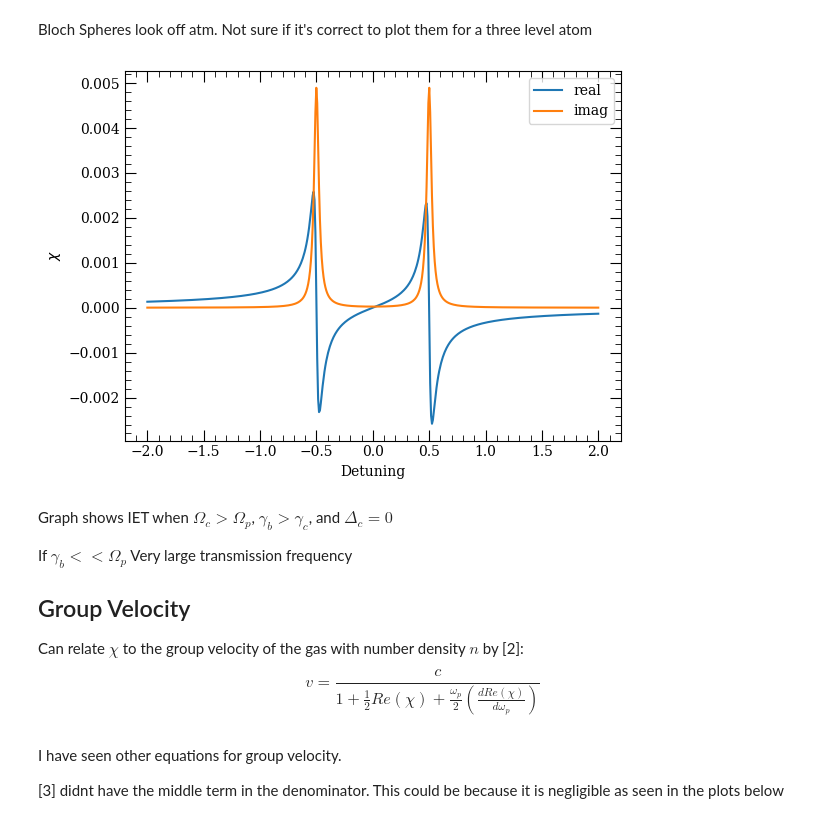
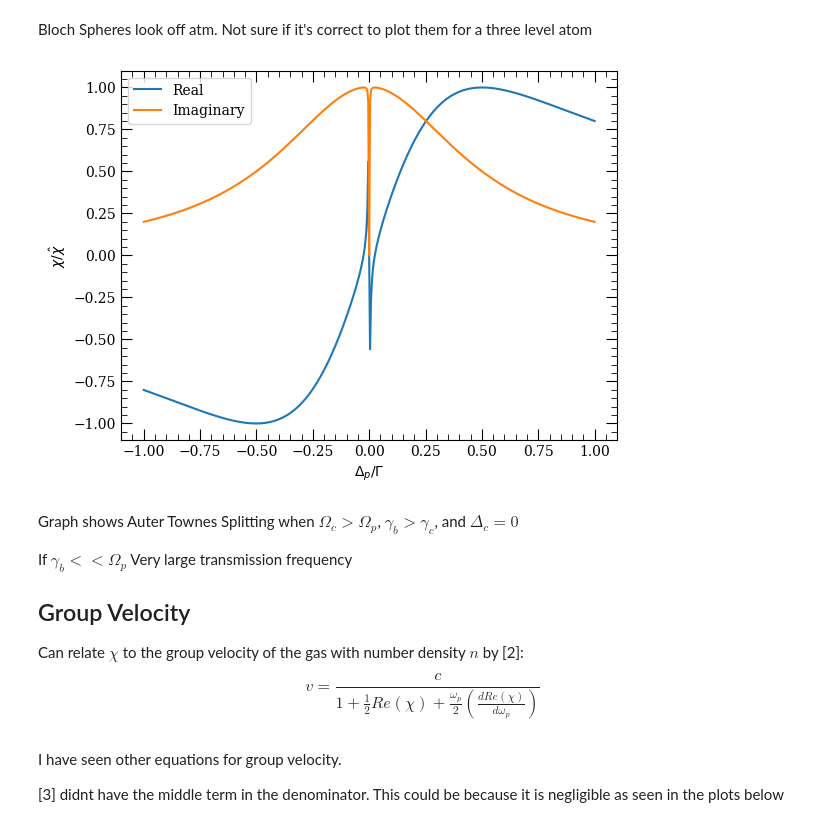
Before and after one commit to asaunders-uob/Rydberg, a Jupyter notebook: PyCode/Three Level System.ipynb, the cells around one changed output. Saved outputs shown, nothing was run; the diff lists cells and outputs as text; code cells hidden in the pictures.

```diff
--- a/PyCode/Three Level System.ipynb
+++ b/PyCode/Three Level System.ipynb
@@ -14,12 +14,13 @@ from arc import *
 
 %matplotlib inline
 # %%
-rabi_probe = 0.001
-rabi_couple = 1
+rabi_probe = 1E-4
+rabi_couple = 0.05
 detune_probe = 0
 detune_couple = 0
-gamma_b = 0.05
-gamma_c = 0.001
+gamma_b = 1
+gamma_c = 0
+save = False
 
 atom = Rubidium(preferQuantumDefects =False)
 level = atom.getEnergy(atom.groundStateN,1,0.5)-atom.getEnergy(atom.groundStateN,0,0.5)
@@ -143,41 +144,46 @@ b.fig
 # %% [markdown]
 Bloch Spheres look off atm. Not sure if it's correct to plot them for a three level atom
 # %%
-detuning_eg = np.linspace(-2,2,500)
+detuning_eg = np.linspace(-1,1,501)
 psi0 = (basis(3,0)*2+basis(3, 1)).unit()
-c_ops = [np.sqrt(gamma_b)*(qutip.three_level_atom.three_level_ops()[3].dag()),np.sqrt(gamma_c)*qutip.three_level_atom.three_level_ops()[4].dag()]
+c_ops = [np.sqrt(gamma_b)*(qutip.three_level_atom.three_level_ops()[3]),np.sqrt(gamma_c)*qutip.three_level_atom.three_level_ops()[4]]
 e_ops = [np.sqrt(2)*jmat(1,'x'),np.sqrt(2)*jmat(1,'y'),2*jmat(1,'z')-1]
 real = []
 imag=[]
 
 for detune in detuning_eg:
     H = 0.5*Qobj(np.array([[0,rabi_probe,0],[rabi_probe,-2*detune,rabi_couple],[0,rabi_couple,-2*(detune-detune_couple)]]))
+    # H2 = 0.5*Qobj(np.array([[0,rabi_probe,0],[rabi_probe,-2*detune,1E-6],[0,1E-6,-2*(detune-detune_couple)]]))
     result = steadystate(H, c_ops)
-    real.append(result[1,0].real)
-    imag.append(result[1,0].imag)
-    # plt.scatter(detune,(result[1,0]).real, color = 'r', marker = '.')
-    # plt.scatter(detune, (result[1,0]).imag, color = 'b', marker = '.')
-
-real = np.array(real)
-imag = np.array(imag)
-
-plt.plot(detuning_eg, real, label = 'real')
-plt.plot(detuning_eg, imag, label = 'imag')
-plt.legend()
-plt.xlabel('Detuning')
-plt.ylabel('$\chi$')
-plt.show()
+    real.append(result[0,1].real)
+    imag.append(result[0,1].imag)
+    # if detune == 0:
+    #     print(result[1,0])
+    # TLS = steadystate(H2, c_ops)
+    # plt.scatter(detune/gamma_b, (TLS[0,1]).real/1E-4, color = 'r', marker = '.')
+    # plt.scatter(detune/gamma_b, (TLS[0,1]).imag/1E-4, color = 'b', marker = '.')
 
 
+plt.plot(detuning_eg/gamma_b, real/max(real), label = 'Real')
+plt.plot(detuning_eg/gamma_b, imag/max(imag), label = 'Imaginary')
+plt.legend()
+plt.xlabel('$\Delta_p/\Gamma$')
+plt.ylabel('$\chi/\hat{\chi}$')
+
+# if save:
+#     plt.savefig(str("probe-"+str(rabi_probe)+"_"+str(detune_probe)+"_couple-"+str(rabi_couple)+"_"+str(detune_couple)+"_gamma(b_c)-"+str(gamma_b)+"_"+str(gamma_c)+".svg"))
+#     # plt.savefig("plot.svg")
+
+plt.show()
 # # a_op = Qobj(np.array([[0,np.sqrt(gamma_b),0],[np.sqrt(gamma_b),0,np.sqrt(gamma_c)],[0,np.sqrt(gamma_c),0]]))
 
 # times = np.linspace(0, 10, 1500)
 # result_me = mesolve(H, psi0, times, c_ops, e_ops)
 # # result_brme = brmesolve(H, psi0, times, [a_op], e_ops)
 # %% [output]
-[figure, old version]
+[figure, new version]
 # %% [markdown]
-Graph shows IET when $\Omega_c>\Omega_p$, $\gamma_b > \gamma_c $, and $\Delta_c = 0$
+Graph shows Auter Townes Splitting when $\Omega_c>\Omega_p$, $\gamma_b > \gamma_c $, and $\Delta_c = 0$
 
 If  $\gamma_b << \Omega_p$  Very large transmission frequency
 
```
Also changed, not shown: parts of 9 cells of this notebook, 2 other files.
